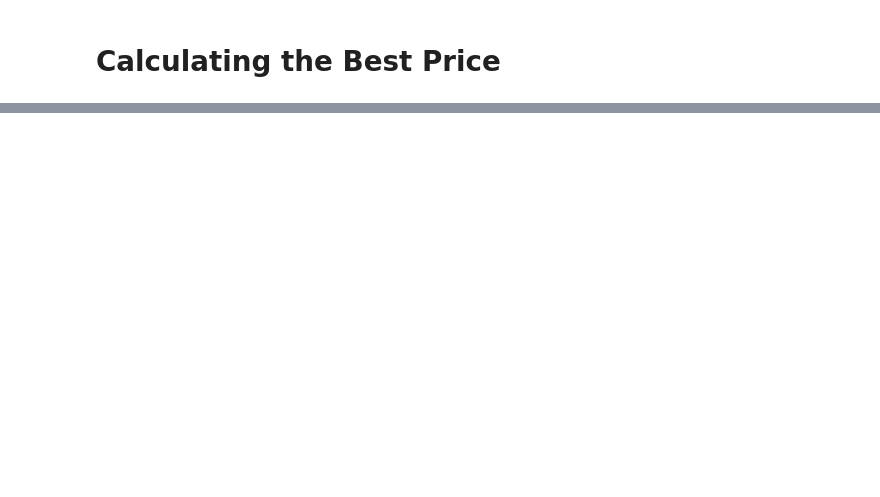
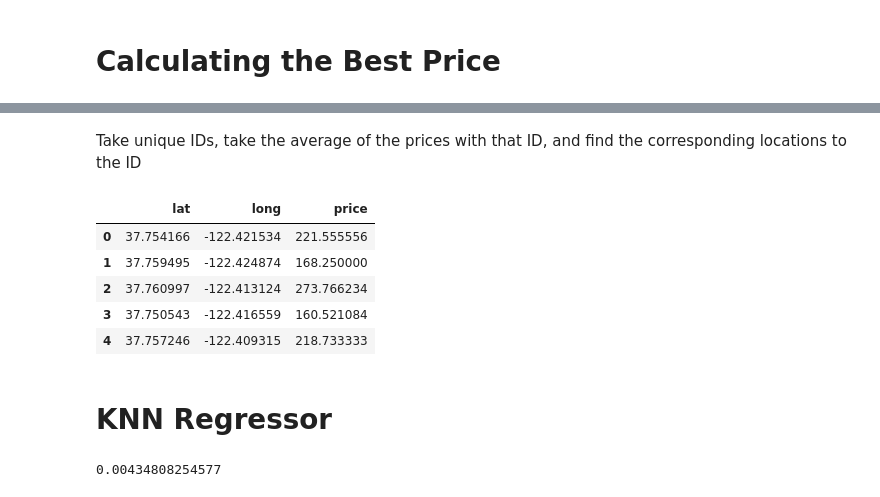
Before and after one commit to esimran/Capital-One-MSF17-, a Jupyter notebook: data_analysis.ipynb, the cells around one changed output, grey strips where cells are left out. Saved outputs shown, nothing was run; the diff lists cells and outputs as text; code cells hidden in the pictures; blank space fills up the shorter version.

Commit message:
add more data analysis and working price predictor

```diff
--- a/data_analysis.ipynb
+++ b/data_analysis.ipynb
@@ -278,0 +268,10 @@ pd.DataFrame(RFR.predict(x_test)).describe()
+# %%
+available_p = pd.read_csv("./data/calendar_available_only.csv")
+available_p = available_p[['listing_id', 'price']]
+# Replace the string value of the price to a readable float value
+available_p['price'] = available_p['price'].str.replace('$', '').str.replace(',', '').astype(float)
+listings = pd.read_csv("./data/listings.csv")
+listings = listings[['latitude','longitude', 'id']]
+# Confirm only non sold houses have prices
+all_p = pd.read_csv("./data/calendar.csv").dropna(subset=['price'])
+print(all_p.available.unique())
@@ -278,0 +289,27 @@ pd.DataFrame(RFR.predict(x_test)).describe()
+# %% [markdown]
+Take unique IDs, take the average of the prices with that ID, and find the corresponding locations to the ID
+# %%
+uniques = available_p.listing_id.unique()
+lat = []
+long = []
+best_price = []
+for entry in uniques:
+    best_price.append(available_p.loc[available_p['listing_id'] == entry].price.mean())
+    found_row = listings.loc[listings['id'] == entry]
+    lat.append(found_row.latitude.values[0])
+    long.append(found_row.longitude.values[0])
+# %%
+price_data = pd.DataFrame(
+    {'lat': lat,
+     'long': long,
+     'price': best_price
+    })
+# %%
+price_data.head()
+# %% [output]
+|  | lat | long | price |
+| 0 | 37.754166 | -122.421534 | 221.555556 |
+| 1 | 37.759495 | -122.424874 | 168.250000 |
+| 2 | 37.760997 | -122.413124 | 273.766234 |
+| 3 | 37.750543 | -122.416559 | 160.521084 |
+| 4 | 37.757246 | -122.409315 | 218.733333 |
@@ -278,0 +320,8 @@ pd.DataFrame(RFR.predict(x_test)).describe()
+# %% [markdown]
+# KNN Regressor
+# %%
+reg = KNeighborsRegressor(137)
+reg.fit(X_train,Y_train)
+print(reg.score(X_test,Y_test))
+# %% [output]
+0.00434808254577
```
Also changed, not shown: parts of 14 cells of this notebook, 2 other files.
